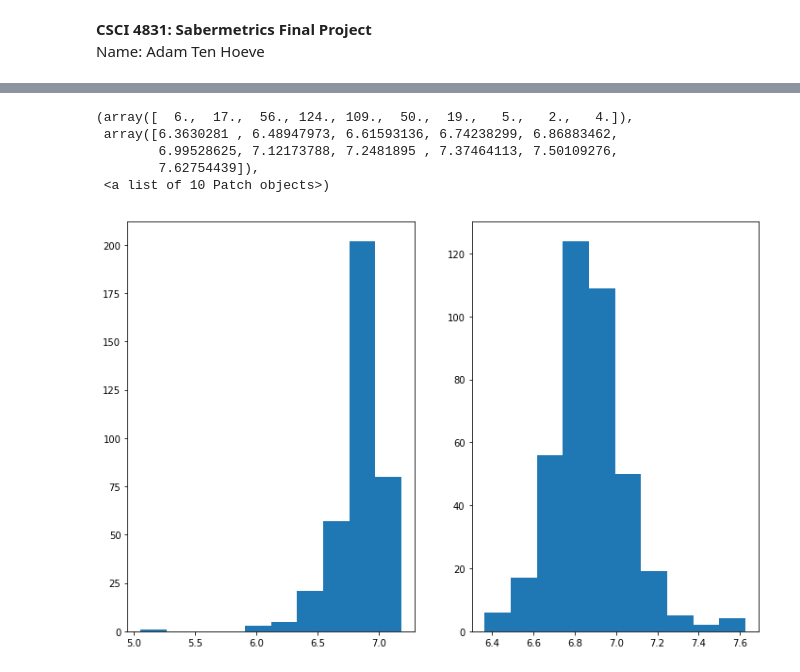
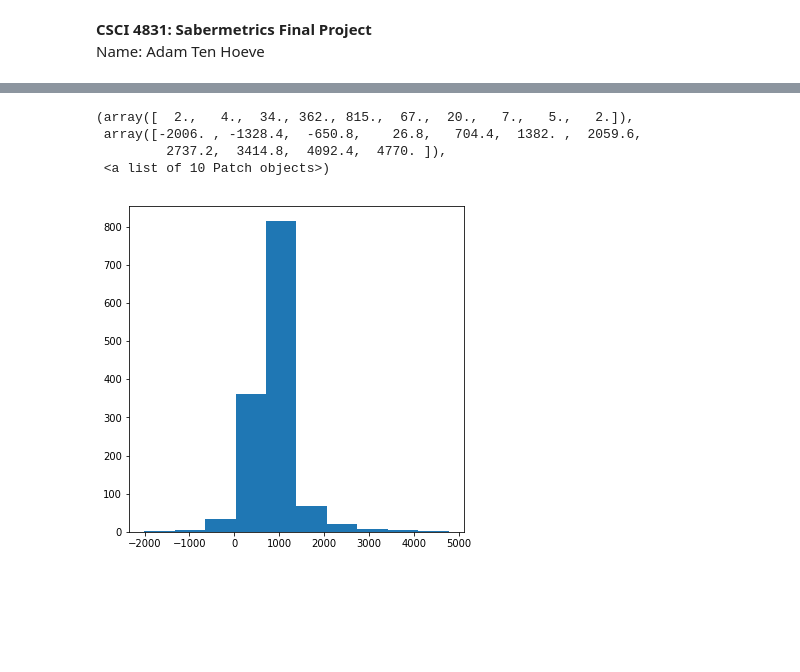
Before and after one commit to adamtenhoeve/Batter-Pitcher-Elo-Rankings, a Jupyter notebook: FinalProject.ipynb, the cells around one changed output, grey strips where cells are left out. Drawn from its saved outputs; the diff is of its cells as text; code cells hidden in the pictures; blank space fills up the shorter version.

```diff
--- a/FinalProject.ipynb
+++ b/FinalProject.ipynb
@@ -19,15 +19,15 @@ import matplotlib.pyplot as plt
 # oct2017 = pd.read_csv("2017/dataOct2017.csv")
 
 april2018 = pd.read_csv("2018/dataApril2018.csv")
-# may2018 = pd.read_csv("2018/dataMay2018.csv")
-# june2018 = pd.read_csv("2018/dataJune2018.csv")
-# july2018 = pd.read_csv("2018/dataJuly2018.csv")
-# aug2018 = pd.read_csv("2018/dataAug2018.csv")
-# sept2018 = pd.read_csv("2018/dataSept2018.csv")
-# oct2018 = pd.read_csv("2018/dataOct2018.csv")
+may2018 = pd.read_csv("2018/dataMay2018.csv")
+june2018 = pd.read_csv("2018/dataJune2018.csv")
+july2018 = pd.read_csv("2018/dataJuly2018.csv")
+aug2018 = pd.read_csv("2018/dataAug2018.csv")
+sept2018 = pd.read_csv("2018/dataSept2018.csv")
+oct2018 = pd.read_csv("2018/dataOct2018.csv")
 
 # df2017 = pd.concat([april2017, may2017, june2017, july2017, aug2017, sept2017, oct2017])
-# df2018 = pd.concat([april2018, may2018, june2018, july2018, aug2018, sept2018, oct2018])
+df2018 = pd.concat([april2018, may2018, june2018, july2018, aug2018, sept2018, oct2018])
 
 # dfTotal = pd.concat([df2016, df2017, df2018])
-dfTotal = april2018.copy()
+dfTotal = df2018.copy()
@@ -260,11 +300,10 @@ ax[1].hist(pitcherElos.values())
 # %%
-fig, ax = plt.subplots(1, 2, figsize = (12, 8))
-ax[0].hist(np.log(list(batterElos.values())))
-ax[1].hist(np.log(list(pitcherElos.values())))
+fig, ax = plt.subplots(1, 1, figsize = (6, 6))
+total = list(batterElos.values()) + list(pitcherElos.values())
+ax.hist(total)
 # %% [output]
-(array([  6.,  17.,  56., 124., 109.,  50.,  19.,   5.,   2.,   4.]),
- array([6.3630281 , 6.48947973, 6.61593136, 6.74238299, 6.86883462,
-        6.99528625, 7.12173788, 7.2481895 , 7.37464113, 7.50109276,
-        7.62754439]),
+(array([  2.,   4.,  34., 362., 815.,  67.,  20.,   7.,   5.,   2.]),
+ array([-2006. , -1328.4,  -650.8,    26.8,   704.4,  1382. ,  2059.6,
+         2737.2,  3414.8,  4092.4,  4770. ]),
  <a list of 10 Patch objects>)
-[figure, old version]
+[figure, new version]
```
Also changed, not shown: parts of 15 cells of this notebook.
